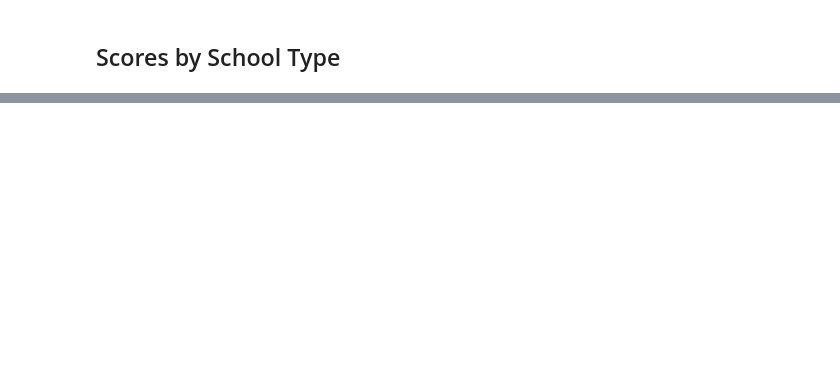
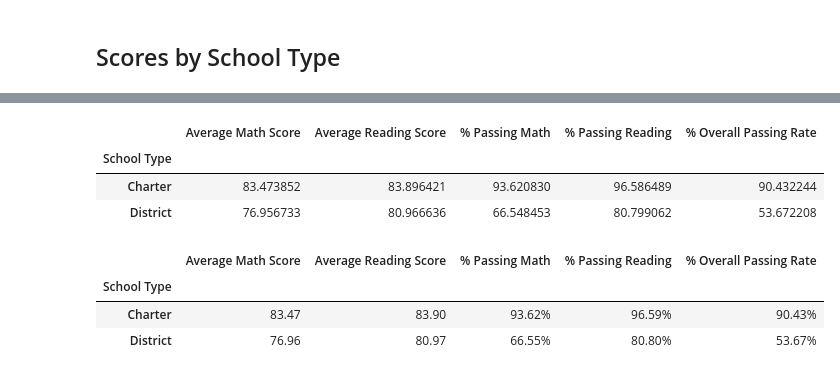
Before and after one commit to sarsteg/pandas-challenge, a Jupyter notebook: PyCitySchools/Responses in Template.ipynb, the cells around one changed output, grey strips where cells are left out. Drawn from its saved outputs; the diff is of its cells as text; code cells hidden in the pictures; blank space fills up the shorter version.

```diff
--- a/PyCitySchools/Responses in Template.ipynb
+++ b/PyCitySchools/Responses in Template.ipynb
@@ -830,20 +840,49 @@ size_summary_visual
 # %%
+
 # Group the per_school_summary DataFrame by "School Type" and average the results.
-type_math_scores =
-type_reading_scores =
-type_passing_math =
-type_passing_reading =
-type_overall_passing =
+type_math_scores = per_school_summary[["School Type", "Average Math Score"]].groupby(["School Type"]).mean()
+type_reading_scores = per_school_summary[["School Type", "Average Reading Score"]].groupby(["School Type"]).mean()
+type_passing_math = per_school_summary[["School Type", "% Passing Math"]].groupby(["School Type"]).mean()
+type_passing_reading = per_school_summary[["School Type", "% Passing Reading"]].groupby(["School Type"]).mean()
+type_overall_passing = per_school_summary[["School Type", "% Overall Passing Rate"]].groupby(["School Type"]).mean()
 
 # Use the code provided to select new column data
 average_math_score_by_type = type_math_scores["Average Math Score"]
 average_reading_score_by_type = type_reading_scores["Average Reading Score"]
 average_percent_passing_math_by_type = type_passing_math["% Passing Math"]
 average_percent_passing_reading_by_type = type_passing_reading["% Passing Reading"]
-average_percent_overall_passing_by_type = type_overall_passing["% Overall Passing"]
+average_percent_overall_passing_by_type = type_overall_passing["% Overall Passing Rate"]
 # %%
 # Assemble the new data by type into a DataFrame called `type_summary`
-type_summary =
+type_summary = pd.DataFrame(
+    {"Average Math Score": average_math_score_by_type,
+    "Average Reading Score": average_reading_score_by_type,
+    "% Passing Math": average_percent_passing_math_by_type,
+    "% Passing Reading": average_percent_passing_reading_by_type,
+    "% Overall Passing Rate": average_percent_overall_passing_by_type
+    }
+)
 
 # Display results
 type_summary
+# %% [output]
+|  | Average Math Score | Average Reading Score | % Passing Math | % Passing Reading | % Overall Passing Rate |
+| School Type |  |  |  |  |  |
+| Charter | 83.473852 | 83.896421 | 93.620830 | 96.586489 | 90.432244 |
+| District | 76.956733 | 80.966636 | 66.548453 | 80.799062 | 53.672208 |
+# %%
+type_summary_visual = type_summary.copy()
+
+# Formatting of the columns
+type_summary_visual["Average Math Score"] = type_summary_visual["Average Math Score"].map("{:.2f}".format)
+type_summary_visual["Average Reading Score"] = type_summary_visual["Average Reading Score"].map("{:.2f}".format)
+type_summary_visual["% Passing Math"] = type_summary_visual["% Passing Math"].map("{:.2f}%".format)
+type_summary_visual["% Passing Reading"] = type_summary_visual["% Passing Reading"].map("{:.2f}%".format)
+type_summary_visual["% Overall Passing Rate"] = type_summary_visual["% Overall Passing Rate"].map("{:.2f}%".format)
+
+type_summary_visual
+# %% [output]
+|  | Average Math Score | Average Reading Score | % Passing Math | % Passing Reading | % Overall Passing Rate |
+| School Type |  |  |  |  |  |
+| Charter | 83.47 | 83.90 | 93.62% | 96.59% | 90.43% |
+| District | 76.96 | 80.97 | 66.55% | 80.80% | 53.67% |
```
Also changed, not shown: parts of 1 cell of this notebook.
